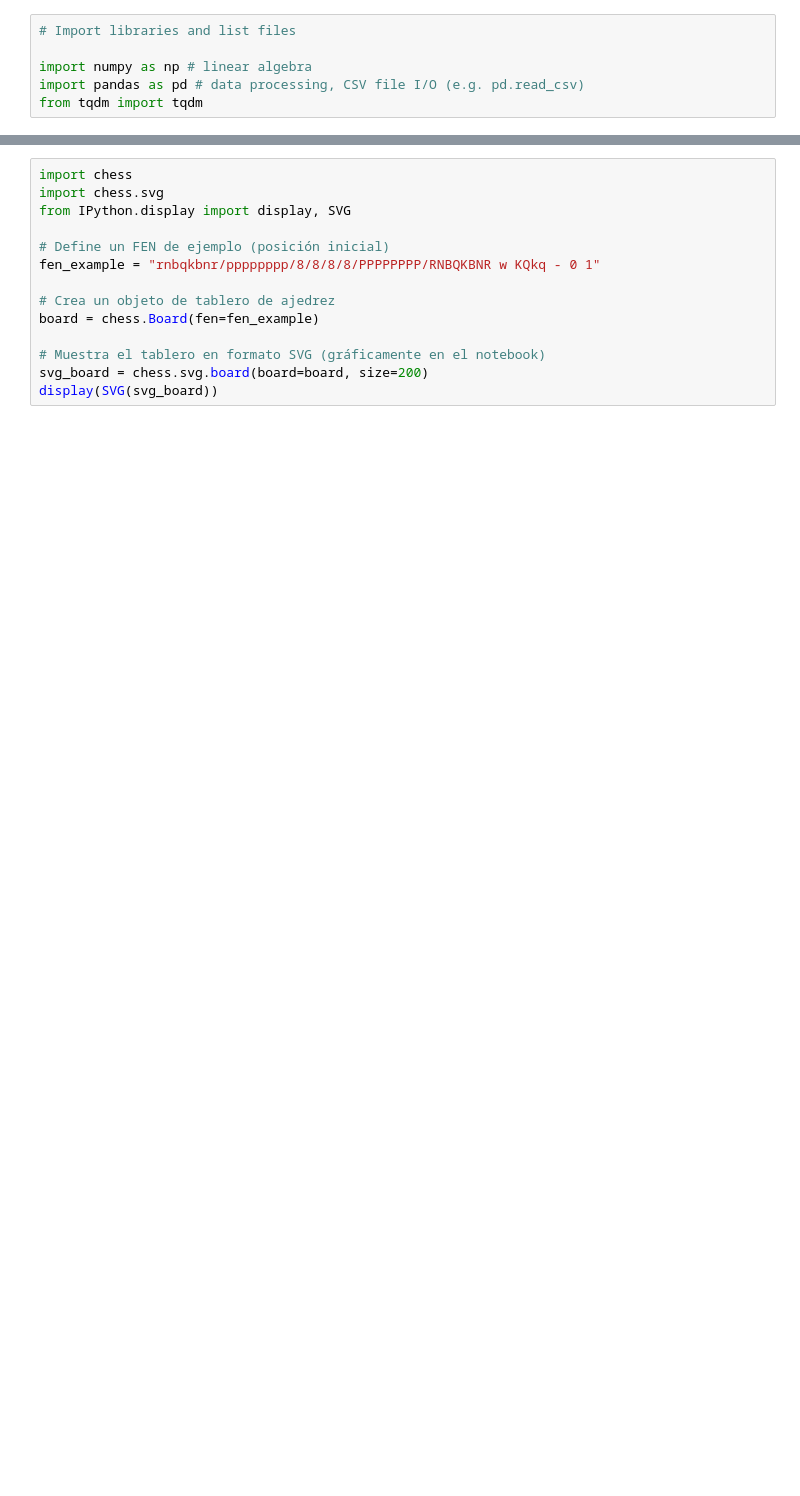
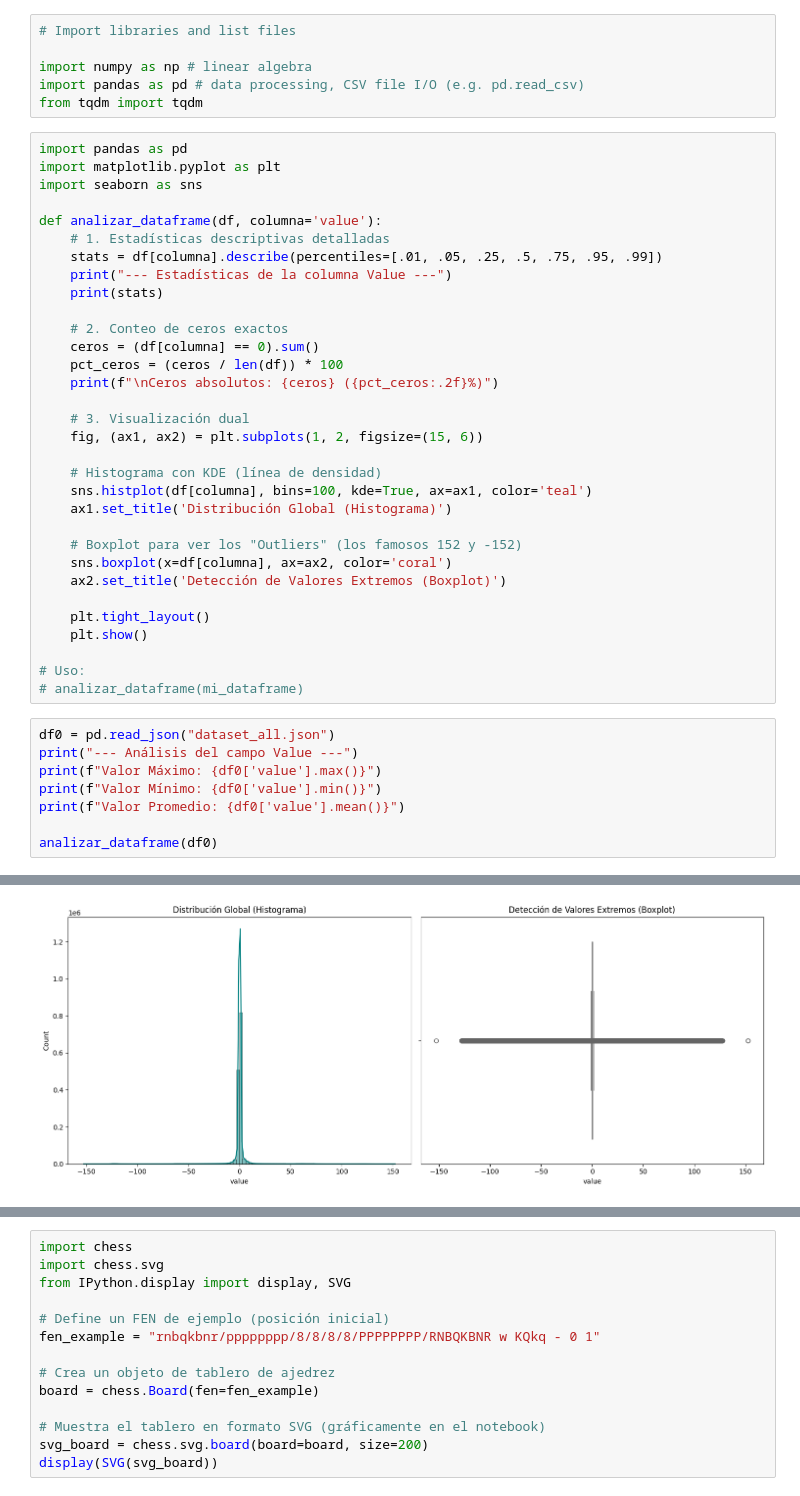
Before and after one commit to xxjcaxx/ChessAIThon, a Jupyter notebook: training/convert.ipynb, the cells around one changed output, grey strips where cells are left out. Cells and saved outputs as stored; diff of their text form; blank space fills up the shorter version.

```diff
--- a/training/convert.ipynb
+++ b/training/convert.ipynb
@@ -4,3 +4,44 @@
 import numpy as np # linear algebra
 import pandas as pd # data processing, CSV file I/O (e.g. pd.read_csv)
 from tqdm import tqdm
+# %%
+import pandas as pd
+import matplotlib.pyplot as plt
+import seaborn as sns
+
+def analizar_dataframe(df, columna='value'):
+    # 1. Estadísticas descriptivas detalladas
+    stats = df[columna].describe(percentiles=[.01, .05, .25, .5, .75, .95, .99])
+    print("--- Estadísticas de la columna Value ---")
+    print(stats)
+
+    # 2. Conteo de ceros exactos
+    ceros = (df[columna] == 0).sum()
+    pct_ceros = (ceros / len(df)) * 100
+    print(f"\nCeros absolutos: {ceros} ({pct_ceros:.2f}%)")
+
+    # 3. Visualización dual
+    fig, (ax1, ax2) = plt.subplots(1, 2, figsize=(15, 6))
+
+    # Histograma con KDE (línea de densidad)
+    sns.histplot(df[columna], bins=100, kde=True, ax=ax1, color='teal')
+    ax1.set_title('Distribución Global (Histograma)')
+
+    # Boxplot para ver los "Outliers" (los famosos 152 y -152)
+    sns.boxplot(x=df[columna], ax=ax2, color='coral')
+    ax2.set_title('Detección de Valores Extremos (Boxplot)')
+
+    plt.tight_layout()
+    plt.show()
+
+# Uso:
+# analizar_dataframe(mi_dataframe)
+# %%
+df0 = pd.read_json("dataset_all.json")
+print("--- Análisis del campo Value ---")
+print(f"Valor Máximo: {df0['value'].max()}")
+print(f"Valor Mínimo: {df0['value'].min()}")
+print(f"Valor Promedio: {df0['value'].mean()}")
+
+analizar_dataframe(df0)
+# %% [output]
@@ -6,0 +68 @@ from tqdm import tqdm
+[figure, added]
```
Also changed, not shown: parts of 9 cells of this notebook, 3 other files.
